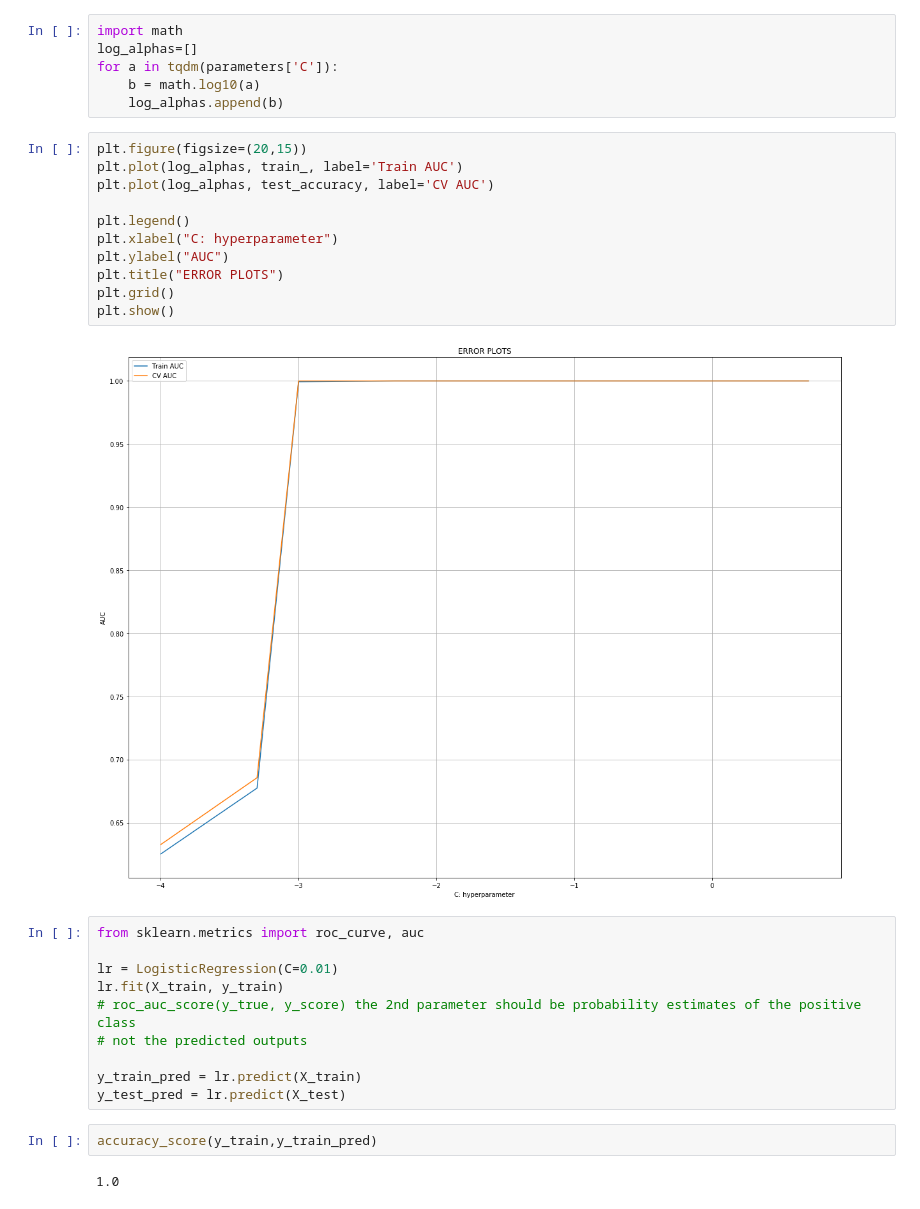
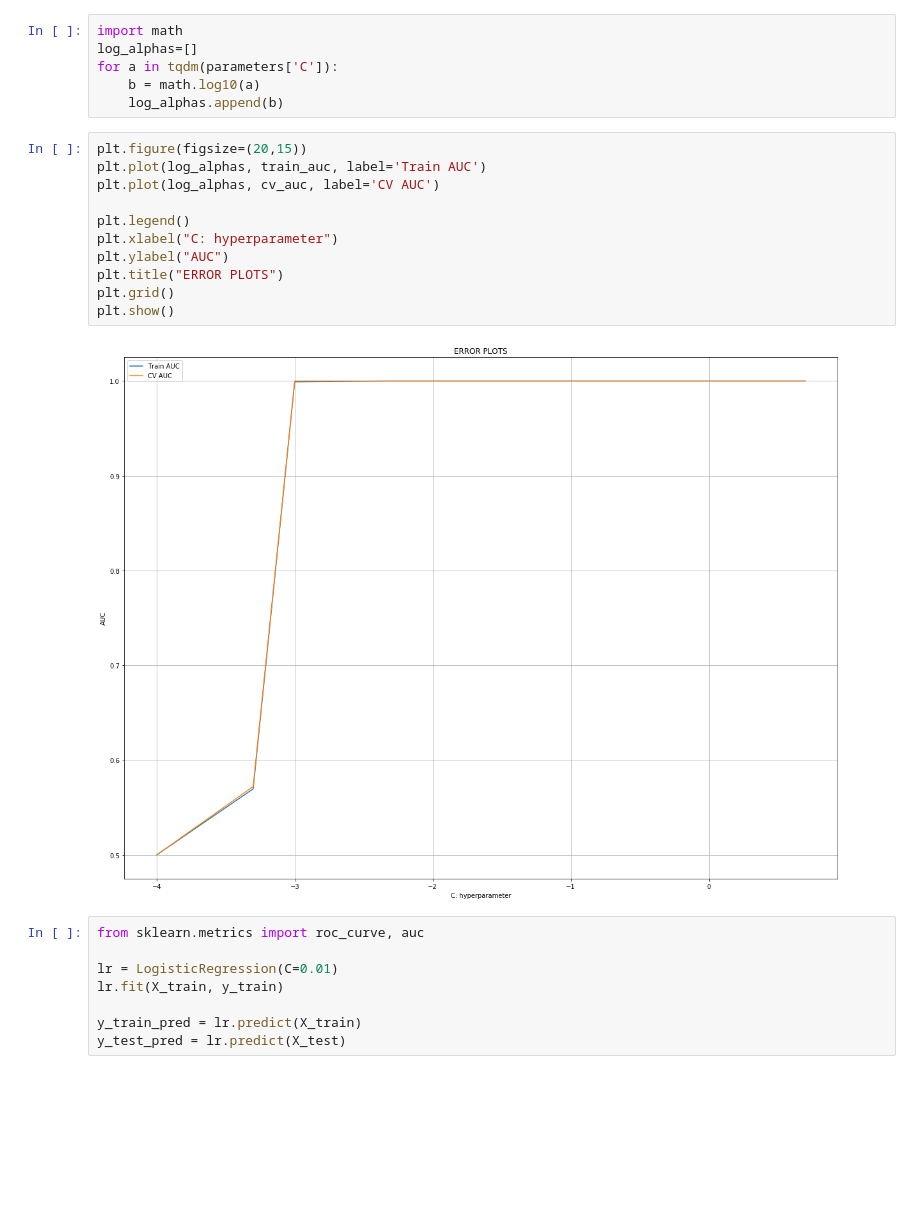
Before and after one commit to sahilmishra0012/PREDICTING-HIT-SONGS-USING-SPOTIFY-DATA, a Jupyter notebook: Models/Logistic-Regression-Notebook.ipynb, the cells around one changed output. Cells and saved outputs as stored; diff of their text form; blank space fills up the shorter version.

```diff
--- a/Models/Logistic-Regression-Notebook.ipynb
+++ b/Models/Logistic-Regression-Notebook.ipynb
@@ -76,28 +76,22 @@ for a in tqdm(parameters['C']):
     log_alphas.append(b)
 # %%
 plt.figure(figsize=(20,15))
-plt.plot(log_alphas, train_, label='Train AUC')
-plt.plot(log_alphas, test_accuracy, label='CV AUC')
+plt.plot(log_alphas, train_auc, label='Train AUC')
+plt.plot(log_alphas, cv_auc, label='CV AUC')
 
 plt.legend()
 plt.xlabel("C: hyperparameter")
 plt.ylabel("AUC")
 plt.title("ERROR PLOTS")
 plt.grid()
 plt.show()
 # %% [output]
-[figure, old version]
+[figure, new version]
 # %%
 from sklearn.metrics import roc_curve, auc
 
 lr = LogisticRegression(C=0.01)
 lr.fit(X_train, y_train)
-# roc_auc_score(y_true, y_score) the 2nd parameter should be probability estimates of the positive class
-# not the predicted outputs
 
 y_train_pred = lr.predict(X_train)
 y_test_pred = lr.predict(X_test)
-# %%
-accuracy_score(y_train,y_train_pred)
-# %% [output]
-1.0
```
Also changed, not shown: parts of 4 cells of this notebook.
